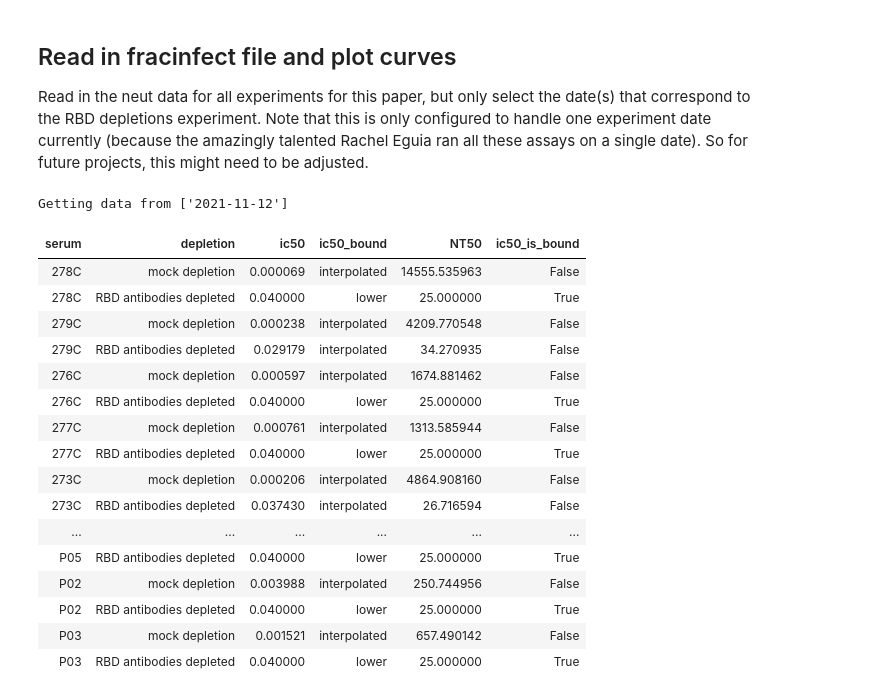
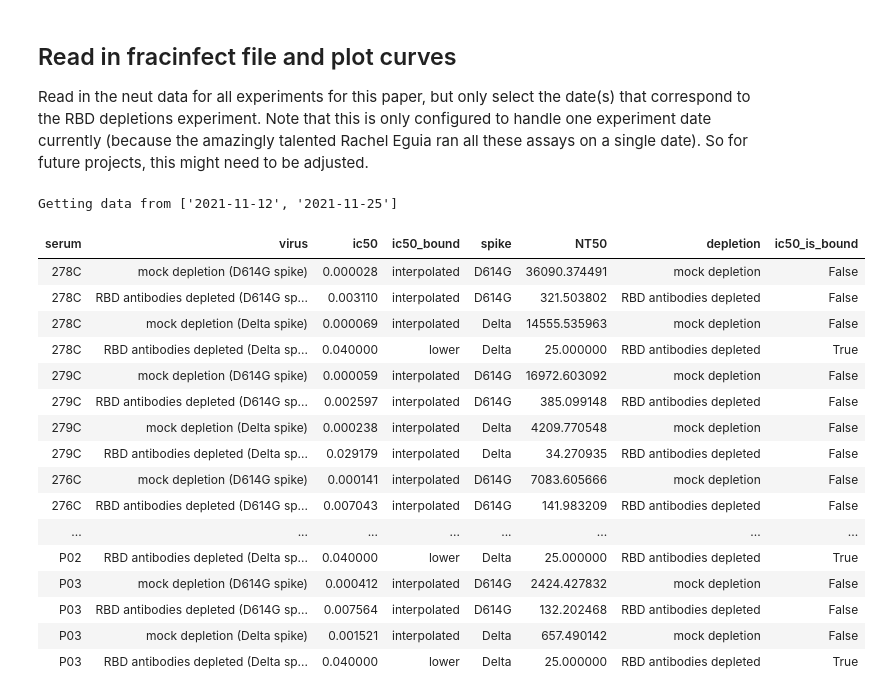
Before and after one commit to jbloomlab/SARS-CoV-2-RBD_Delta, a Jupyter notebook: experimental_data/rbd_depletion_neuts.ipynb, the cells around one changed output. Saved outputs shown, nothing was run; the diff lists cells and outputs as text; code cells hidden in the pictures.

```diff
--- a/experimental_data/rbd_depletion_neuts.ipynb
+++ b/experimental_data/rbd_depletion_neuts.ipynb
@@ -56,45 +56,46 @@ Read in the neut data for all experiments for this paper, but only select the da
 # %%
 rbd_depletions_date = [str(i) for i in config['rbd_depletions_date']]
 print(f'Getting data from {rbd_depletions_date}')
 
 frac_infect = (pd.read_csv(config['aggregate_fract_infect_csvs'])
                .query('date in @rbd_depletions_date')
-               .replace({'mock': 'mock depletion'})
+               .assign()
               )
 
 fits = neutcurve.CurveFits(frac_infect)
 
 fitparams = (
     fits.fitParams()
-    .rename(columns={'virus': 'depletion', 'wildtype':'mock depletion'})
+    .assign(spike=lambda x: np.where(x['virus'].str.contains('D614G'), 'D614G', 'Delta'))
     # get columns of interest
-    [['serum', 'depletion', 'ic50', 'ic50_bound']]
+    [['serum', 'virus', 'ic50', 'ic50_bound', 'spike']]
     .assign(NT50=lambda x: 1/x['ic50'])
+    .assign(depletion=lambda x: np.where(x['virus'].str.contains('mock'), 'mock depletion', 'RBD antibodies depleted'))
     )
 
 # couldn't get lambda / conditional statement to work with assign, so try it here:
 fitparams['ic50_is_bound'] = fitparams['ic50_bound'].apply(lambda x: True if x!='interpolated' else False)
 
 display(HTML(fitparams.to_html(index=False)))
 # %% [output]
-Getting data from ['2021-11-12']
+Getting data from ['2021-11-12', '2021-11-25']
-| serum | depletion | ic50 | ic50_bound | NT50 | ic50_is_bound |
-| 278C | mock depletion | 0.000069 | interpolated | 14555.535963 | False |
-| 278C | RBD antibodies depleted | 0.040000 | lower | 25.000000 | True |
-| 279C | mock depletion | 0.000238 | interpolated | 4209.770548 | False |
-| 279C | RBD antibodies depleted | 0.029179 | interpolated | 34.270935 | False |
-| 276C | mock depletion | 0.000597 | interpolated | 1674.881462 | False |
-| 276C | RBD antibodies depleted | 0.040000 | lower | 25.000000 | True |
-| 277C | mock depletion | 0.000761 | interpolated | 1313.585944 | False |
-| 277C | RBD antibodies depleted | 0.040000 | lower | 25.000000 | True |
-| 273C | mock depletion | 0.000206 | interpolated | 4864.908160 | False |
-| 273C | RBD antibodies depleted | 0.037430 | interpolated | 26.716594 | False |
-| ... | ... | ... | ... | ... | ... |
-| P05 | RBD antibodies depleted | 0.040000 | lower | 25.000000 | True |
-| P02 | mock depletion | 0.003988 | interpolated | 250.744956 | False |
-| P02 | RBD antibodies depleted | 0.040000 | lower | 25.000000 | True |
-| P03 | mock depletion | 0.001521 | interpolated | 657.490142 | False |
-| P03 | RBD antibodies depleted | 0.040000 | lower | 25.000000 | True |
+| serum | virus | ic50 | ic50_bound | spike | NT50 | depletion | ic50_is_bound |
+| 278C | mock depletion (D614G spike) | 0.000028 | interpolated | D614G | 36090.374491 | mock depletion | False |
+| 278C | RBD antibodies depleted (D614G sp... | 0.003110 | interpolated | D614G | 321.503802 | RBD antibodies depleted | False |
+| 278C | mock depletion (Delta spike) | 0.000069 | interpolated | Delta | 14555.535963 | mock depletion | False |
+| 278C | RBD antibodies depleted (Delta sp... | 0.040000 | lower | Delta | 25.000000 | RBD antibodies depleted | True |
+| 279C | mock depletion (D614G spike) | 0.000059 | interpolated | D614G | 16972.603092 | mock depletion | False |
+| 279C | RBD antibodies depleted (D614G sp... | 0.002597 | interpolated | D614G | 385.099148 | RBD antibodies depleted | False |
+| 279C | mock depletion (Delta spike) | 0.000238 | interpolated | Delta | 4209.770548 | mock depletion | False |
+| 279C | RBD antibodies depleted (Delta sp... | 0.029179 | interpolated | Delta | 34.270935 | RBD antibodies depleted | False |
+| 276C | mock depletion (D614G spike) | 0.000141 | interpolated | D614G | 7083.605666 | mock depletion | False |
+| 276C | RBD antibodies depleted (D614G sp... | 0.007043 | interpolated | D614G | 141.983209 | RBD antibodies depleted | False |
+| ... | ... | ... | ... | ... | ... | ... | ... |
+| P02 | RBD antibodies depleted (Delta sp... | 0.040000 | lower | Delta | 25.000000 | RBD antibodies depleted | True |
+| P03 | mock depletion (D614G spike) | 0.000412 | interpolated | D614G | 2424.427832 | mock depletion | False |
+| P03 | RBD antibodies depleted (D614G sp... | 0.007564 | interpolated | D614G | 132.202468 | RBD antibodies depleted | False |
+| P03 | mock depletion (Delta spike) | 0.001521 | interpolated | Delta | 657.490142 | mock depletion | False |
+| P03 | RBD antibodies depleted (Delta sp... | 0.040000 | lower | Delta | 25.000000 | RBD antibodies depleted | True |
 # %%
 non_neut=[]
 
```
Also changed, not shown: parts of 6 cells of this notebook, 17 other files.
